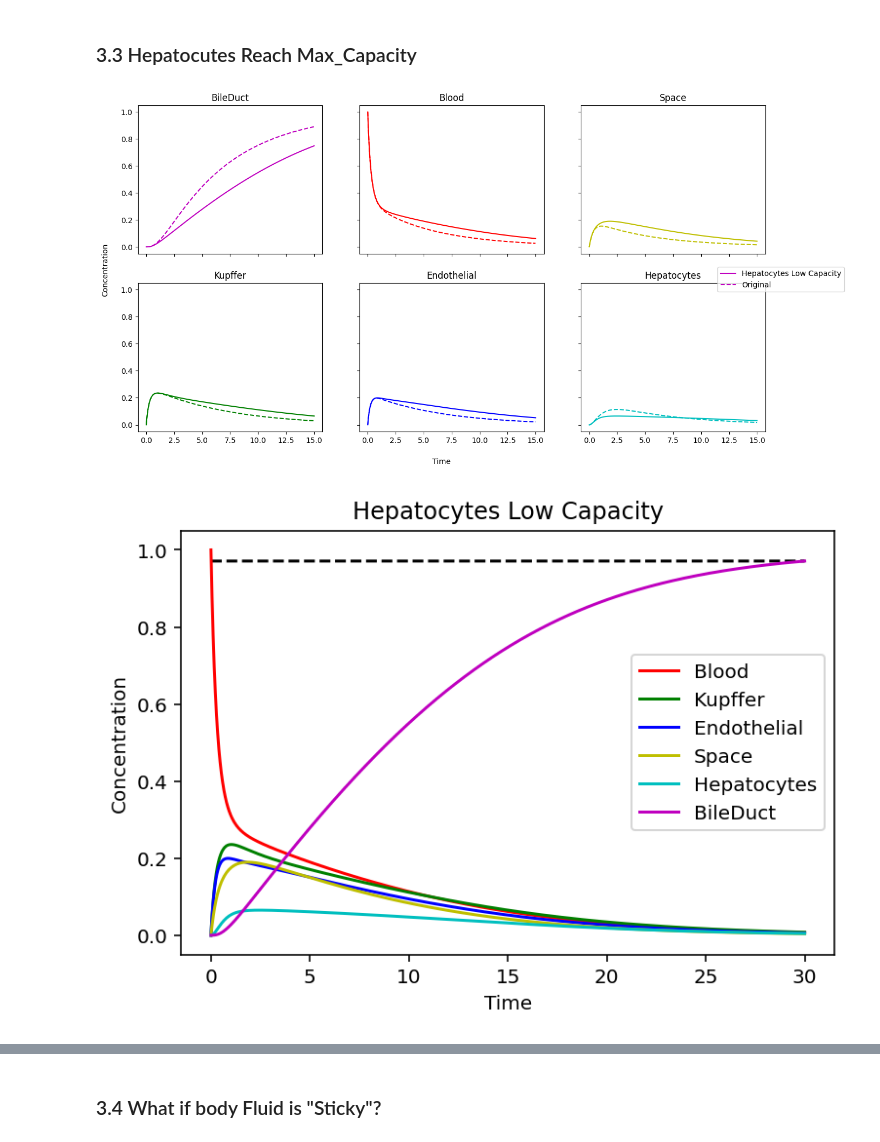
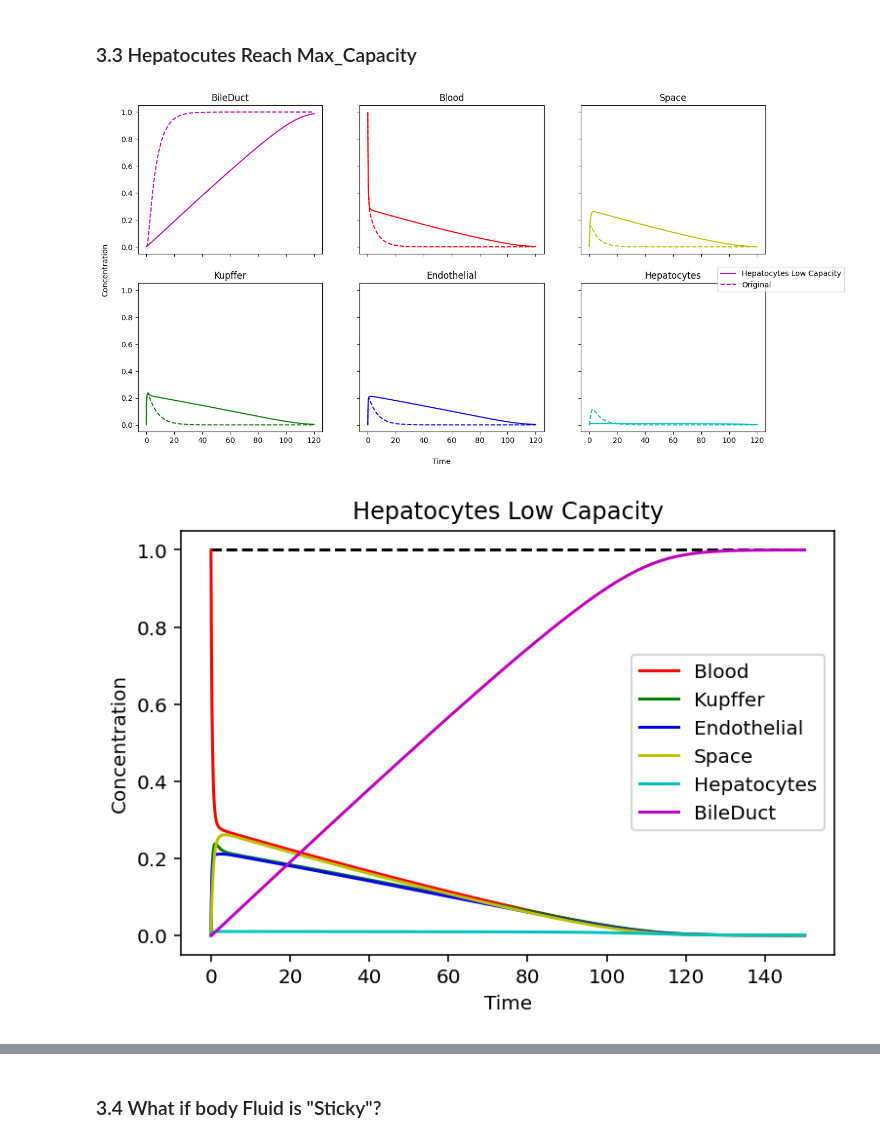
Before and after one commit to lich2000117/NanoParticles-Modelling, a Jupyter notebook: Code/Final_Model.ipynb, the cells around one changed output, grey strips where cells are left out. Cells and saved outputs as stored; diff of their text form; code cells hidden in the pictures.

```diff
--- a/Code/Final_Model.ipynb
+++ b/Code/Final_Model.ipynb
@@ -347,7 +347,7 @@ cell_data = {
 }
 
 #### Initialize Types
-def Initialize_ODE(particle_data, fluid_data, cell_data):
+def Initialize_ODE(particle_data, fluid_data, cell_data, target_Time=TARGET_TIME, step_Size=STEP_SIZE):
     """Initialize the ODE function with given data, call ode.solve() to solve it later"""
     #Particle
     Par = Particle(particle_data["Test_Particle"]["Particle_Type"], particle_data["Test_Particle"]["ParticleSize"])
@@ -360,7 +360,7 @@ def Initialize_ODE(particle_data, fluid_data, cell_data):
     Endothelial = Cell(cell_data["Endothelial"]["rate_in"], cell_data["Endothelial"]["rate_out"], cell_data["Endothelial"]["max_capacity"], cell_data["Endothelial"]["initial_concentration"], cell_data["Endothelial"]["surface_coverage"], cell_data["Endothelial"]["fenestrae_size"])
     Hepatocytes = Cell(cell_data["Hepatocytes"]["rate_in"], cell_data["Hepatocytes"]["rate_out"], cell_data["Hepatocytes"]["max_capacity"], cell_data["Hepatocytes"]["initial_concentration"], cell_data["Hepatocytes"]["surface_coverage"])
     ### Call Function
-    return ODE_Liver_Particle(STEP_SIZE, TARGET_TIME, Par, Blood, Kupffer, Endothelial, Space, Hepatocytes, BileDuct, particle_data, fluid_data, cell_data)
+    return ODE_Liver_Particle(step_Size, target_Time, Par, Blood, Kupffer, Endothelial, Space, Hepatocytes, BileDuct, particle_data, fluid_data, cell_data)
 
 
 ode = Initialize_ODE(particle_data, fluid_data, cell_data)
@@ -488,20 +498,20 @@ compare_ode_models(ode_list, ode_names, time_range)
 # %% [markdown]
 ### 3.3 Hepatocutes Reach Max_Capacity
 # %%
-TARGET_TIME = 30
+target_time = 150
 new_hepa_data = copy.deepcopy(cell_data)
-new_hepa_data["Hepatocytes"]["max_capacity"] = 0.1
+new_hepa_data["Hepatocytes"]["max_capacity"] = 0.01
 
 ## Without Kupffer Cell's OverView
-ode = Initialize_ODE(particle_data, fluid_data, cell_data)
-ode.solve()
-ode_newHepa = Initialize_ODE(particle_data, fluid_data, new_hepa_data)
+ode_long = Initialize_ODE(particle_data, fluid_data, cell_data, target_time)
+ode_long.solve()
+ode_newHepa = Initialize_ODE(particle_data, fluid_data, new_hepa_data, target_time)
 ode_newHepa.solve()
 
-ode_list = [ode_newHepa, ode]
+ode_list = [ode_newHepa, ode_long]
 ode_names = ["Hepatocytes Low Capacity", "Original"]
-time_range = [0,15]
+time_range = [0,120]
 compare_ode_models(ode_list, ode_names, time_range)
 # %% [output]
-[figure, old version]
+[figure, new version]
-[figure, old version]
+[figure, new version]
```
Also changed, not shown: parts of 11 cells of this notebook.
